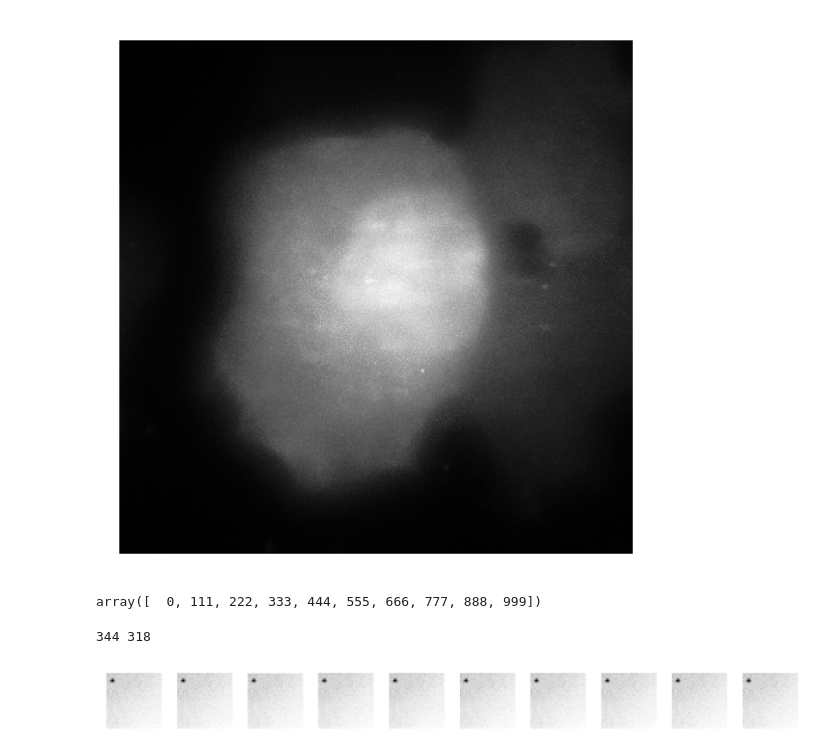
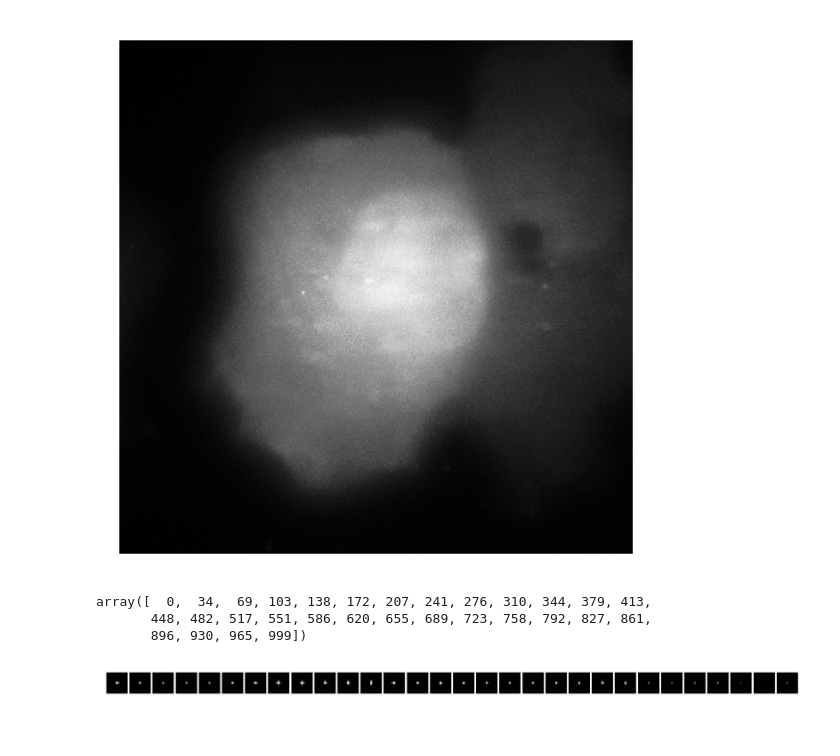
Before and after one commit to MunskyGroup/rsnaped, a Jupyter notebook: notebooks/Paper_Figures/Figure_simulated_trajectories.ipynb, the cells around one changed output. Cells and saved outputs as stored; diff of their text form; code cells hidden in the pictures.

```diff
--- a/notebooks/Paper_Figures/Figure_simulated_trajectories.ipynb
+++ b/notebooks/Paper_Figures/Figure_simulated_trajectories.ipynb
@@ -223,13 +227,29 @@ path_files = [ str(output_directory_name.joinpath(f).resolve()) for f in list_fi
 # Reading the microscopy data
 list_videos_original = [imread(f)[:,:,:,:] for f in  path_files] # List with all the videos
 nimg = number_of_simulated_cells
+# %%
+# Rescaling images
+rescale_video = False
+if rescale_video == True:
+    list_videos = []
+    number_channels = list_videos_original[0].shape[-1]
+    number_z_slices = list_videos_original[0].shape[0]
+    for i in range (0,nimg ):
+        temp_img = np.zeros_like(list_videos_original[0])
+        for j in range(0,number_channels):
+            temp_img[:,:,:,j] =  np.asarray( [ rescale_intensity(list_videos_original[i][z,:,:,j], in_range='image', out_range='dtype')  for z in range (0, number_z_slices)]  )
+        list_videos.append(temp_img)
+else:
+    list_videos = list_videos_original
 # %% [markdown]
 ## Display results as images
 # %%
 sel_timepoint = 0 #simulation_time_in_sec-1
 # %%
+
 import matplotlib as mpl
-label_size = 6
+label_size = 5
 mpl.rcParams['xtick.labelsize'] = label_size
 mpl.rcParams['ytick.labelsize'] = label_size
+mpl.rcParams['axes.linewidth'] = 0.5
 # %%
@@ -346,37 +367,52 @@ plt.show()
 # %% [output]
 [figure]
 # %%
-ncrops = 10
+ncrops = 30
 
 time_vector = np.round(np.linspace(0,simulation_time_in_sec-1,ncrops)).astype(int)
 time_vector
 # %% [output]
-array([  0, 111, 222, 333, 444, 555, 666, 777, 888, 999])
+array([  0,  34,  69, 103, 138, 172, 207, 241, 276, 310, 344, 379, 413,
+       448, 482, 517, 551, 586, 620, 655, 689, 723, 758, 792, 827, 861,
+       896, 930, 965, 999])
 # %%
+
 # plotting
 
 channel = 0
 
 fig, axes = plt.subplots(nrows=1, ncols=ncrops, figsize=(7, 2))
-disk_size = 20
+disk_size = 5
 
-y_pos = y_loc[0, time_vector[i]].astype(int)
-
-x_pos = x_loc[0,time_vector[i] ].astype(int)
-print(y_pos,x_pos)
-
-crop_img= list_videos[0][selected_timePoint, y_pos-(disk_size): y_pos+(disk_size+1) , x_pos-(disk_size):x_pos+(disk_size+1),  channel ]
+max_val=[]
+min_val=[]
 
 for i in range(0, ncrops):
-    axes[i].imshow(crop_img,cmap='Greys')
+    y_pos = y_loc[0, time_vector[i]].astype(int)
+    x_pos = x_loc[0,time_vector[i] ].astype(int)
+    crop_img= list_videos[0][time_vector[i], y_pos-(disk_size): y_pos+(disk_size+1) , x_pos-(disk_size):x_pos+(disk_size+1),  channel ]
+    max_val.append(np.amax(crop_img))
+    min_val.append(np.amax(crop_img))
+
+
+for i in range(0, ncrops):
+    y_pos = y_loc[0, time_vector[i]].astype(int)
+    x_pos = x_loc[0,time_vector[i] ].astype(int)
+    crop_img= list_videos[0][time_vector[i], y_pos-(disk_size): y_pos+(disk_size+1) , x_pos-(disk_size):x_pos+(disk_size+1),  channel ]
+
+    axes[i].imshow(crop_img,cmap='Greys_r', vmin=min(min_val), vmax=max(max_val))
     axes[i].axis('off')
-
 
 #axes[2].hist(SNR_b_flat,bins=60,density=True, stacked=True, color='cyan' )
 #axes[2].set(title='Image')
 #axes[2].set(xlabel='intensities (au)')
 #axes[2].set(ylabel='count')
+name_figure = 'crops.png'
+figure_directory = str(dropbox_address.joinpath(name_figure ) )
+
 plt.tight_layout()
+plt.subplots_adjust(wspace=0.1, hspace=0)
+plt.savefig(figure_directory, transparent=True,dpi=300)
+plt.show()
 # %% [output]
-344 318
-[figure, old version]
+[figure, new version]
```
Also changed, not shown: parts of 7 cells of this notebook.
